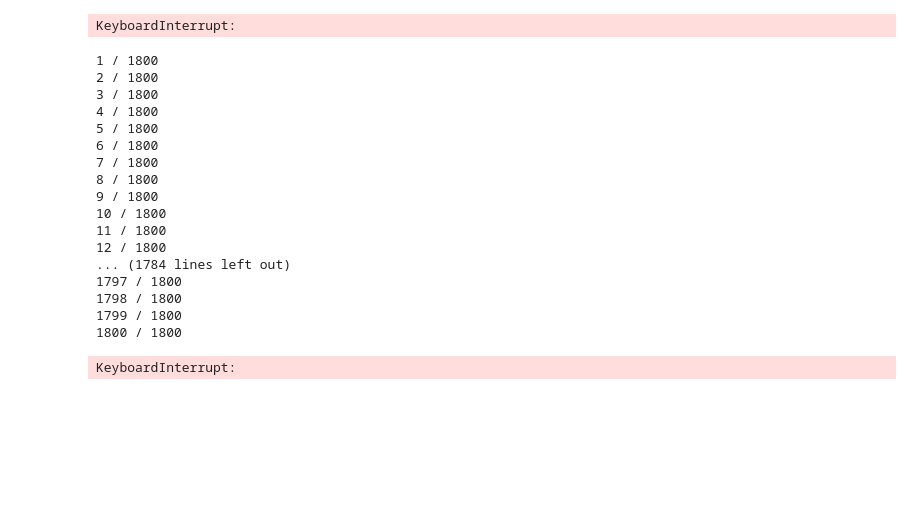
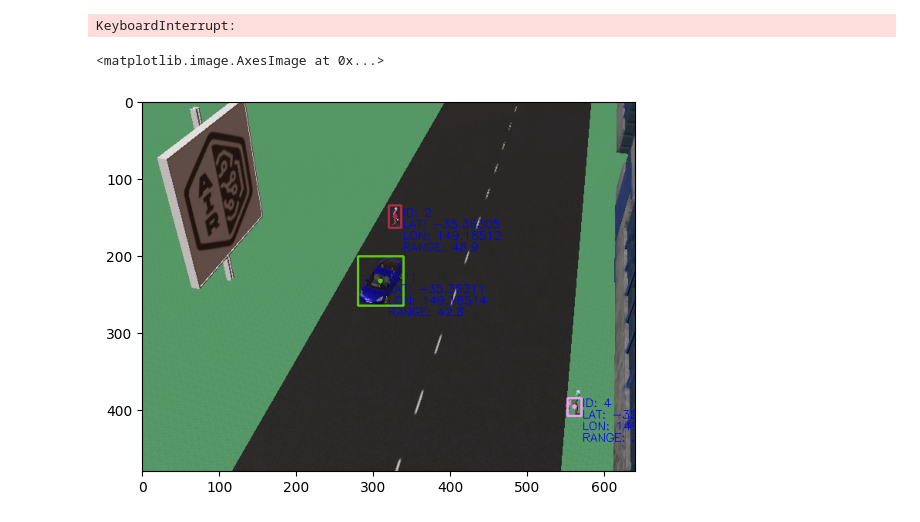
Before and after one commit to qriwty/idcs, a Jupyter notebook: main.ipynb, the cells around one changed output. Drawn from its saved outputs; the diff is of its cells as text; code cells hidden in the pictures; blank space fills up the shorter version.

```diff
--- a/main.ipynb
+++ b/main.ipynb
@@ -290,14 +302,14 @@ for i in range(100):
 (-35.363156517536915, 149.16517987092865, 584)
 KeyboardInterrupt:
 # %%
-import time
+from tqdm import tqdm
 
 data_dictionary = {}
 
 fps = 30
-total_frames = 60 * fps
-frame_interval = 1 / fps
+total_frames = 15 * fps
 
+progress_bar = tqdm(total=total_frames)
 
 for frame_number in range(total_frames):
     gimbal_roll, gimbal_pitch, gimbal_yaw = gimbal_processor.get_data().quaternion.to_euler()
@@ -321,27 +333,7 @@ for frame_number in range(total_frames):
         "camera": drone_data.camera
     }
 
-    print(f"{frame_number + 1} / {total_frames}")
-
-    time.sleep(frame_interval)
+    progress_bar.update(1)
-# %% [output]
-1 / 1800
-2 / 1800
-3 / 1800
-4 / 1800
-5 / 1800
-6 / 1800
-7 / 1800
-8 / 1800
-9 / 1800
-10 / 1800
-11 / 1800
-12 / 1800
-... (1784 lines left out)
-1797 / 1800
-1798 / 1800
-1799 / 1800
-1800 / 1800
 # %%
 from tqdm import tqdm
 
@@ -413,7 +405,7 @@ for frame_number in range(total_frames):
             (int(x1), int(y1)),
             (int(x2), int(y2)),
             color,
-            3
+            2
         )
 
         cx = int((x1 + x2) / 2)
@@ -427,35 +419,56 @@ for frame_number in range(total_frames):
             -1
         )
 
         cv2.putText(
             camera_frame,
             f"ID: {track_id}",
             (cx + 10, cy),
             cv2.FONT_HERSHEY_SIMPLEX,
             0.5,
             (0, 0, 255),
-            2
+            1
         )
 
         distance = geo_utils.distance_between_locations(
             global_position.latitude,
             global_position.longitude,
             global_position.altitude,
             *target_location)
 
         cv2.putText(
             camera_frame,
-            f"DIST: {round(distance, 1)}",
-            (cx + 10, cy + 20),
+            f"LAT: {round(target_location[0], 5)}",
+            (cx + 10, cy + 15),
             cv2.FONT_HERSHEY_SIMPLEX,
             0.5,
             (0, 0, 255),
-            2
+            1
+        )
+        cv2.putText(
+            camera_frame,
+            f"LON: {round(target_location[1], 5)}",
+            (cx + 10, cy + 30),
+            cv2.FONT_HERSHEY_SIMPLEX,
+            0.5,
+            (0, 0, 255),
+            1
+        )
+        cv2.putText(
+            camera_frame,
+            f"RANGE: {round(distance, 1)}",
+            (cx + 10, cy + 45),
+            cv2.FONT_HERSHEY_SIMPLEX,
+            0.5,
+            (0, 0, 255),
+            1
         )
 
     out.write(camera_frame)
     progress_bar.update(1)
 
 out.release()
+
+plt.imshow(camera_frame)
 # %% [output]
-KeyboardInterrupt:
+<matplotlib.image.AxesImage at 0x...>
+[figure, added]
```
Also changed, not shown: parts of 9 cells of this notebook, 1 other file.
